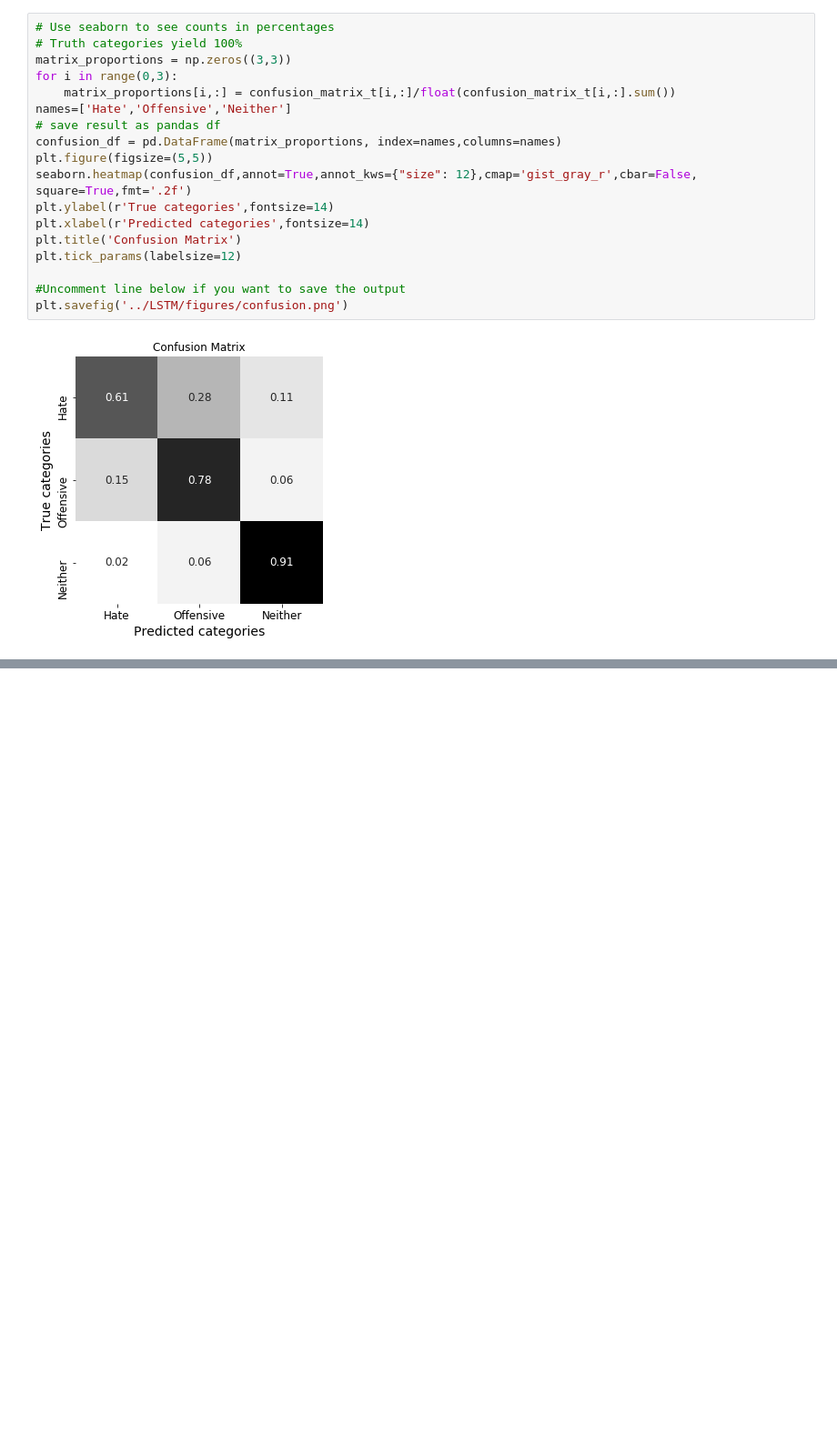
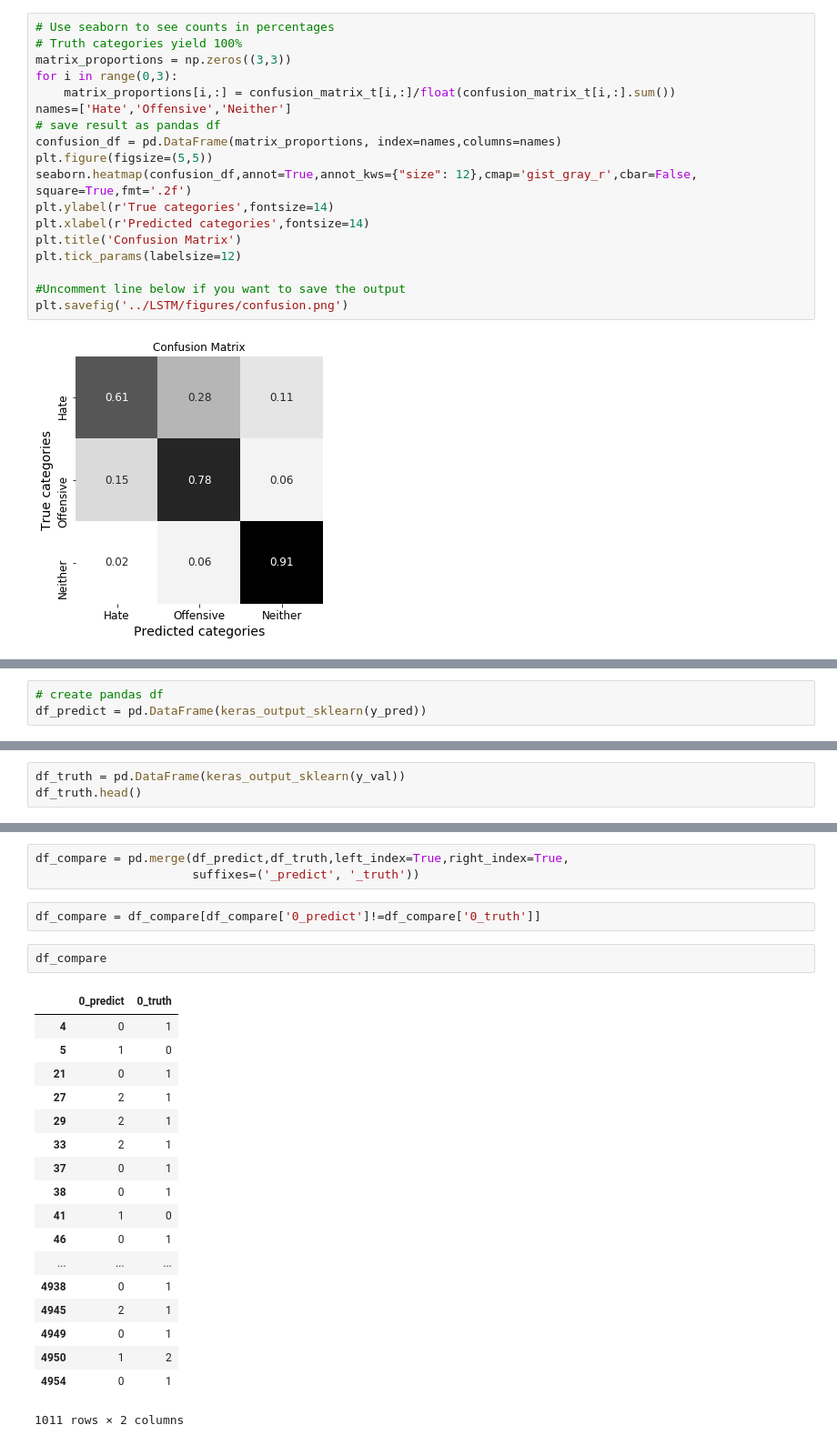
Before and after one commit to nickmccarty/Twitter-Sentiment-Analysis, a Jupyter notebook: LSTM/LSTM_sentiment.ipynb, the cells around one changed output, grey strips where cells are left out. Shown: that part at 91% size. Cells and saved outputs as stored; diff of their text form; blank space fills up the shorter version.

Commit message:
uploading prediction vs truth tweets

```diff
--- a/LSTM/LSTM_sentiment.ipynb
+++ b/LSTM/LSTM_sentiment.ipynb
@@ -681,0 +734,3 @@ plt.savefig('../LSTM/figures/confusion.png')
+# %%
+# create pandas df
+df_predict = pd.DataFrame(keras_output_sklearn(y_pred))
@@ -681,0 +746,3 @@ plt.savefig('../LSTM/figures/confusion.png')
+# %%
+df_truth = pd.DataFrame(keras_output_sklearn(y_val))
+df_truth.head()
@@ -681,0 +756,26 @@ plt.savefig('../LSTM/figures/confusion.png')
+# %%
+df_compare = pd.merge(df_predict,df_truth,left_index=True,right_index=True,
+                      suffixes=('_predict', '_truth'))
+# %%
+df_compare = df_compare[df_compare['0_predict']!=df_compare['0_truth']]
+# %%
+df_compare
+# %% [output]
+|  | 0_predict | 0_truth |
+| 4 | 0 | 1 |
+| 5 | 1 | 0 |
+| 21 | 0 | 1 |
+| 27 | 2 | 1 |
+| 29 | 2 | 1 |
+| 33 | 2 | 1 |
+| 37 | 0 | 1 |
+| 38 | 0 | 1 |
+| 41 | 1 | 0 |
+| 46 | 0 | 1 |
+| ... | ... | ... |
+| 4938 | 0 | 1 |
+| 4945 | 2 | 1 |
+| 4949 | 0 | 1 |
+| 4950 | 1 | 2 |
+| 4954 | 0 | 1 |
+1011 rows × 2 columns
```
Also changed, not shown: parts of 9 cells of this notebook, 4 other files.
